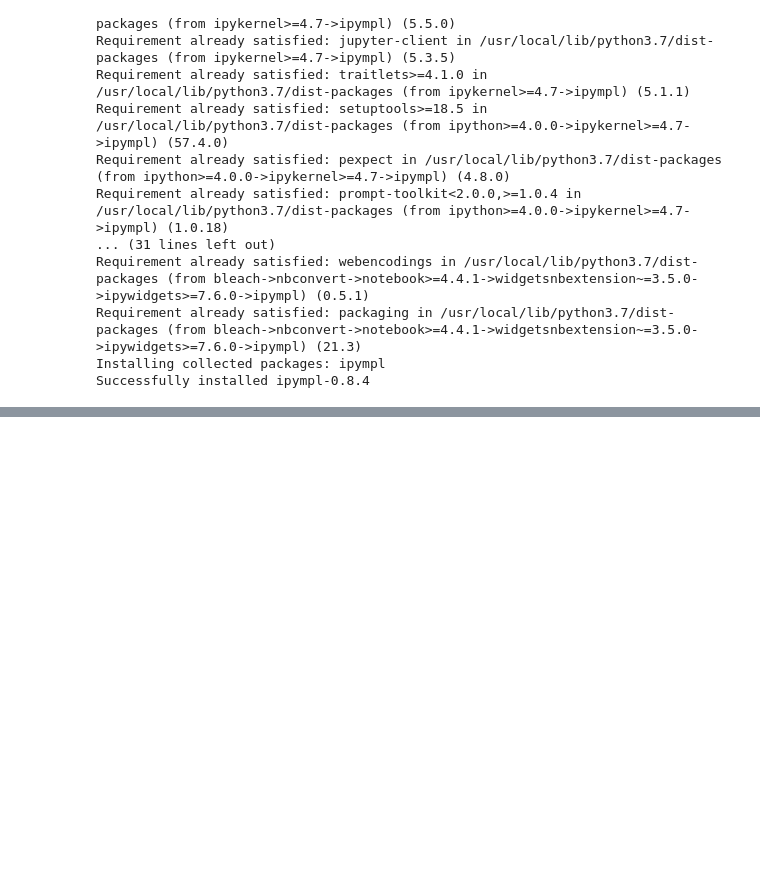
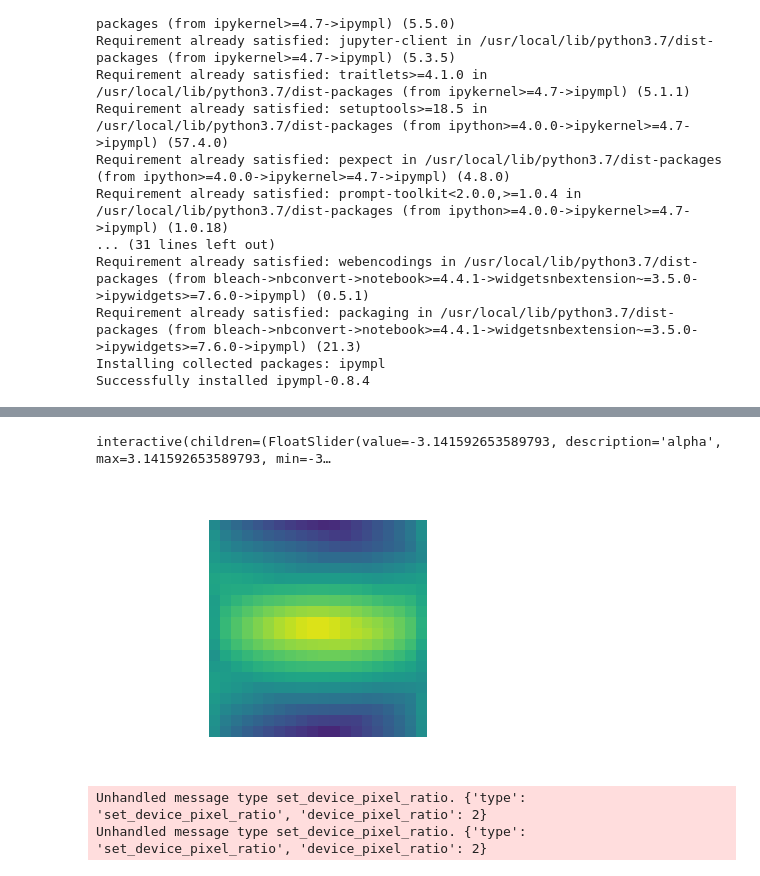
Before and after one commit to avicooper1/OOD_Orientation_Generalization, a Jupyter notebook: demo/demo.ipynb, the cells around one changed output, grey strips where cells are left out. Saved outputs shown, nothing was run; the diff lists cells and outputs as text; code cells hidden in the pictures; blank space fills up the shorter version.

Commit message:
Removed argument of show_cube to choose axis, alpha is always chosen. Encapsulated code for predicted heat map Ito function and got it working with new widget

```diff
--- a/demo/demo.ipynb
+++ b/demo/demo.ipynb
@@ -125,4 +132,0 @@ def twod_alignment(v1, v2):
-# %%
-heatmap = np.zeros(20 ** 3)
-for i, ai in tqdm.tqdm(enumerate(a)):
-    heatmap[i], _ = np.max(twod_alignment(bin_rotations, ai), axis=1)
@@ -133,4 +132,0 @@ bin_rotations
-# %%
-br = np.repeat(np.insert(bin_rotations, 2, None, axis=1), len(dim2s), axis=0).reshape(len(bin_rotations), len(dim2s), 3)
-br[:,:,2] = dim2s
-bin_rotations = br.reshape(-1,3)
@@ -138,0 +133,36 @@ br
+# %%
+def pred_heatmap(free_axis, num_cubelets=20):
+
+  dim0s, dim1s, dim2s = [get_midpoints(x) for x in get_heatmap_cell_ranges(num_cubelets, num_cubelets)]
+
+  cubelets = cartesian_product(dim0s, dim1s, dim2s)
+
+  bin_rotations = np.array([[0,0],[-0.2,-0.2],[-0.2,0.2],[0.2,-0.2],[0.2,0.2]])
+  num_bin_rotations = bin_rotations.shape[0]
+
+
+  bin_rotations = np.repeat(bin_rotations, num_cubelets, axis=0)
+  bin_rotations = np.insert(bin_rotations, free_axis, np.repeat([dim0s, dim1s, dim2s][free_axis], num_bin_rotations, axis=0), axis=1)
+  bin_rotations = bin_rotations.reshape(num_bin_rotations, num_cubelets, 3)
+  bin_rotations = bin_rotations.reshape(-1,3)
+
+  A = np.zeros(num_cubelets ** 3)
+  E = np.zeros(num_cubelets ** 3)
+
+  for i, cubelet in tqdm.tqdm(enumerate(cubelets), total=cubelets.shape[0]):
+    A[i], E[i] = np.max(twod_alignment(bin_rotations, cubelet), axis=1)
+
+  A = np.moveaxis(A.reshape((num_cubelets, num_cubelets, num_cubelets)), 2, 0)
+  E = np.moveaxis(E.reshape((num_cubelets, num_cubelets, num_cubelets)), 2, 0)
+
+  return A, E
+# %%
+A, E = pred_heatmap(2)
+# %%
+show_cube(A)
+pass
+# %% [output]
+interactive(children=(FloatSlider(value=-3.141592653589793, description='alpha', max=3.141592653589793, min=-3…
+[figure, added]
+Unhandled message type set_device_pixel_ratio. {'type': 'set_device_pixel_ratio', 'device_pixel_ratio': 2}
+Unhandled message type set_device_pixel_ratio. {'type': 'set_device_pixel_ratio', 'device_pixel_ratio': 2}
```
Also changed, not shown: parts of 13 cells of this notebook.
